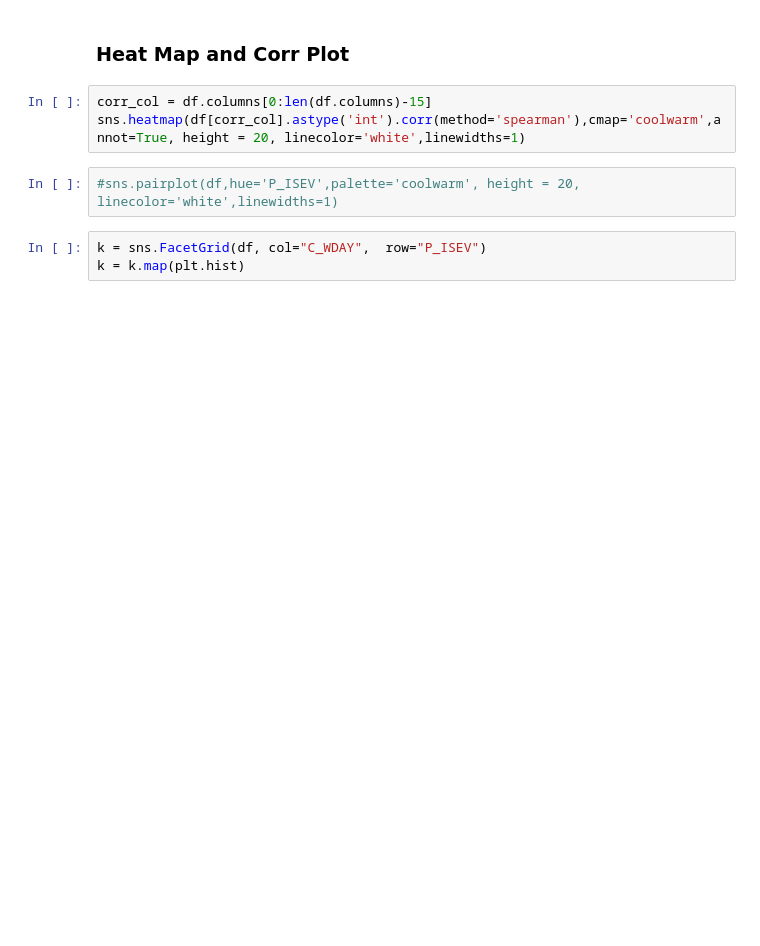
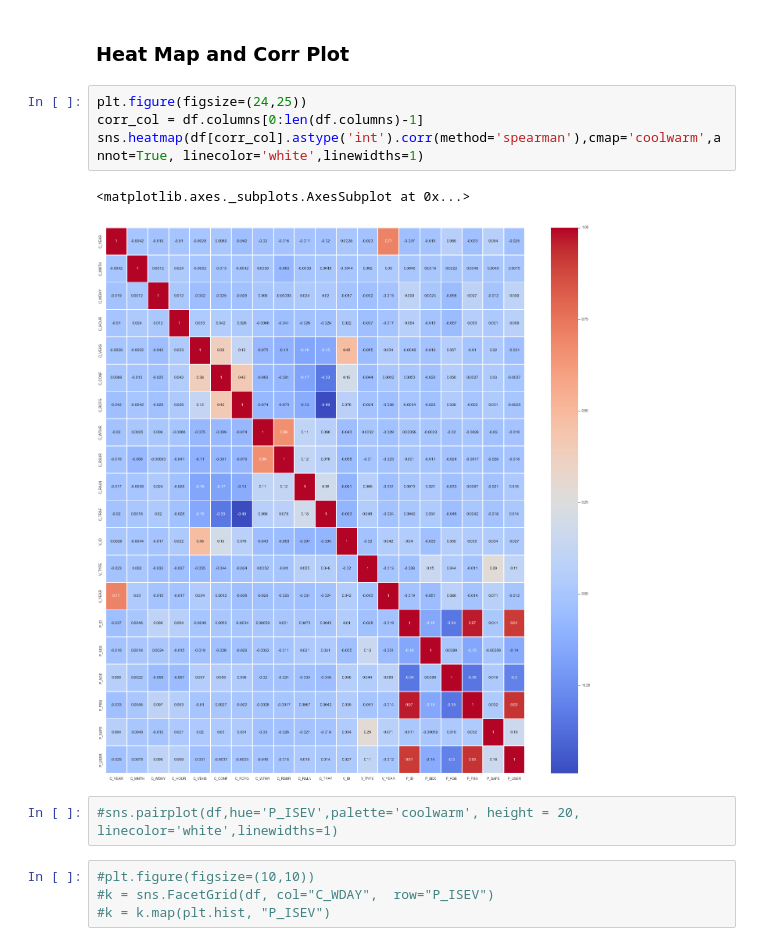
Before and after one commit to pgunabal/Capstone_CKME136_Winter_2018, a Jupyter notebook: CKME136_2018_Exploratory_Data_Analysis.ipynb, the cells around one changed output. Saved outputs shown, nothing was run; the diff lists cells and outputs as text; blank space fills up the shorter version.

```diff
--- a/CKME136_2018_Exploratory_Data_Analysis.ipynb
+++ b/CKME136_2018_Exploratory_Data_Analysis.ipynb
@@ -316,10 +485,15 @@ for col in df.columns:
 # %% [markdown]
 ### Heat Map and Corr Plot
 # %%
-corr_col = df.columns[0:len(df.columns)-15]
-sns.heatmap(df[corr_col].astype('int').corr(method='spearman'),cmap='coolwarm',annot=True, height = 20, linecolor='white',linewidths=1)
+plt.figure(figsize=(24,25))
+corr_col = df.columns[0:len(df.columns)-1]
+sns.heatmap(df[corr_col].astype('int').corr(method='spearman'),cmap='coolwarm',annot=True, linecolor='white',linewidths=1)
+# %% [output]
+<matplotlib.axes._subplots.AxesSubplot at 0x...>
+[figure, added]
 # %%
 #sns.pairplot(df,hue='P_ISEV',palette='coolwarm', height = 20, linecolor='white',linewidths=1)
 # %%
-k = sns.FacetGrid(df, col="C_WDAY",  row="P_ISEV")
-k = k.map(plt.hist)
+#plt.figure(figsize=(10,10))
+#k = sns.FacetGrid(df, col="C_WDAY",  row="P_ISEV")
+#k = k.map(plt.hist, "P_ISEV")
```
Also changed, not shown: parts of 11 cells of this notebook.
